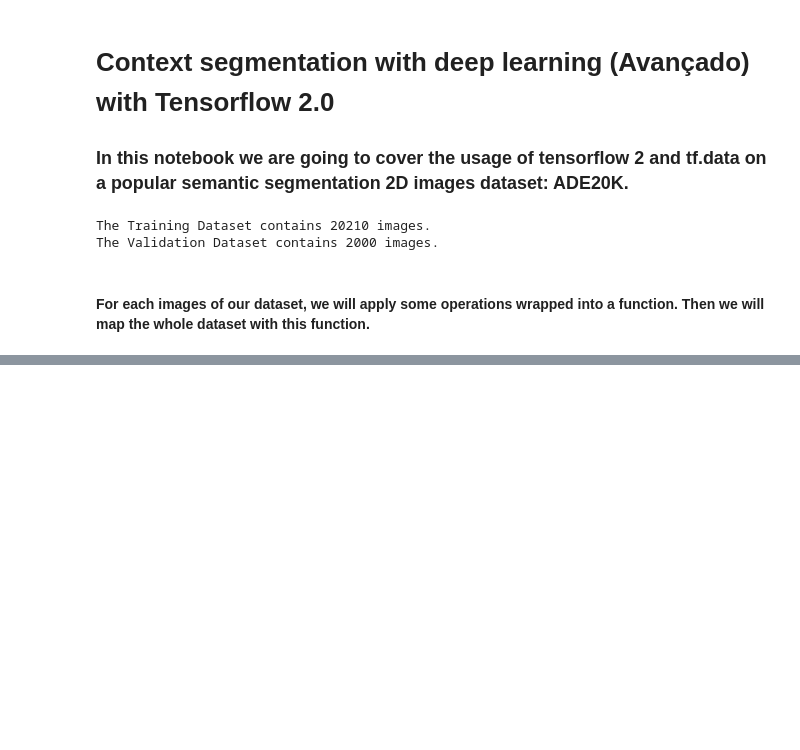
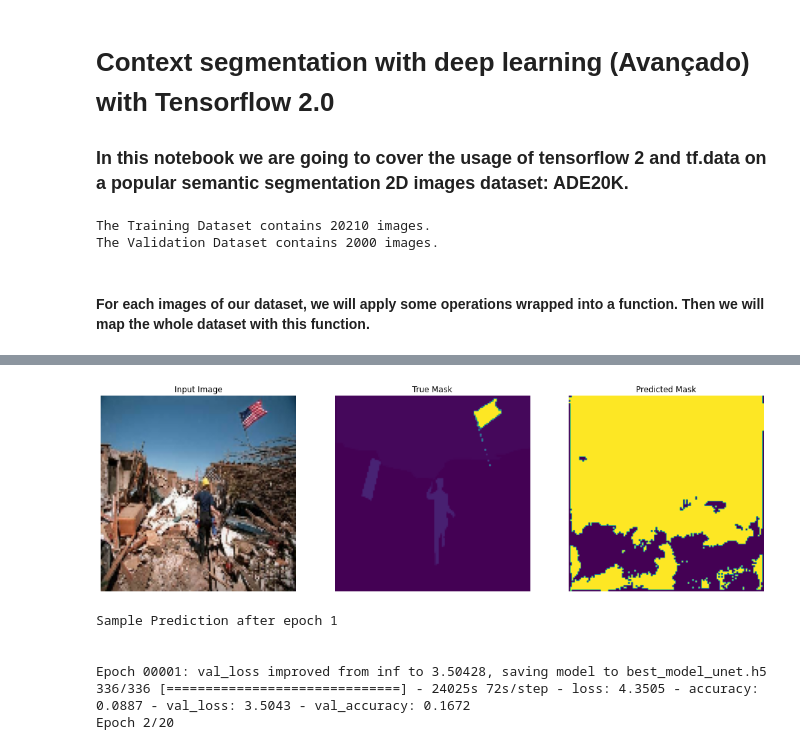
Before and after one commit to brunoprp/computer-vision-exercises-Atlantico, a Jupyter notebook: 5-Context-Segmentation/Untitled.ipynb, the cells around one changed output, grey strips where cells are left out. Cells and saved outputs as stored; diff of their text form; code cells hidden in the pictures; blank space fills up the shorter version.

```diff
--- a/5-Context-Segmentation/Untitled.ipynb
+++ b/5-Context-Segmentation/Untitled.ipynb
@@ -84,0 +361,42 @@ Tensorflow ver. 2.2.0
+# %%
+EPOCHS = 20
+STEPS_PER_EPOCH = TRAINSET_SIZE // BATCH_SIZE
+VALIDATION_STEPS = VALSET_SIZE // BATCH_SIZE
+
+logdir = os.path.join("logs", datetime.datetime.now().strftime("%Y%m%d-%H%M%S"))
+tensorboard_callback = tf.keras.callbacks.TensorBoard(logdir, histogram_freq=1)
+
+callbacks = [
+    # to show samples after each epoch
+    DisplayCallback(),
+    # to collect some useful metrics and visualize them in tensorboard
+    tensorboard_callback,
+    # if no accuracy improvements we can stop the training directly
+    tf.keras.callbacks.EarlyStopping(patience=10, verbose=1),
+    # to save checkpoints
+    tf.keras.callbacks.ModelCheckpoint('best_model_unet.h5', verbose=1, save_best_only=True, save_weights_only=True)
+]
+
+model = tf.keras.Model(inputs = inputs, outputs = output)
+
+# # here I'm using a new optimizer: https://arxiv.org/abs/1908.03265
+optimizer=tfa.optimizers.RectifiedAdam(lr=1e-3)
+
+loss = tf.keras.losses.SparseCategoricalCrossentropy()
+# %%
+model.compile(optimizer=optimizer, loss = loss,
+                  metrics=['accuracy'])
+# %%
+model_history = model.fit(dataset['train'], epochs=EPOCHS,
+                    steps_per_epoch=STEPS_PER_EPOCH,
+                    validation_steps=VALIDATION_STEPS,
+                    validation_data=dataset['val'],
+                    callbacks=callbacks)
+# %% [output]
+[figure, added]
+Sample Prediction after epoch 1
+
+
+Epoch 00001: val_loss improved from inf to 3.50428, saving model to best_model_unet.h5
+336/336 [==============================] - 24025s 72s/step - loss: 4.3505 - accuracy: 0.0887 - val_loss: 3.5043 - val_accuracy: 0.1672
+Epoch 2/20
```
Also changed, not shown: parts of 12 cells of this notebook, 2 other files.
